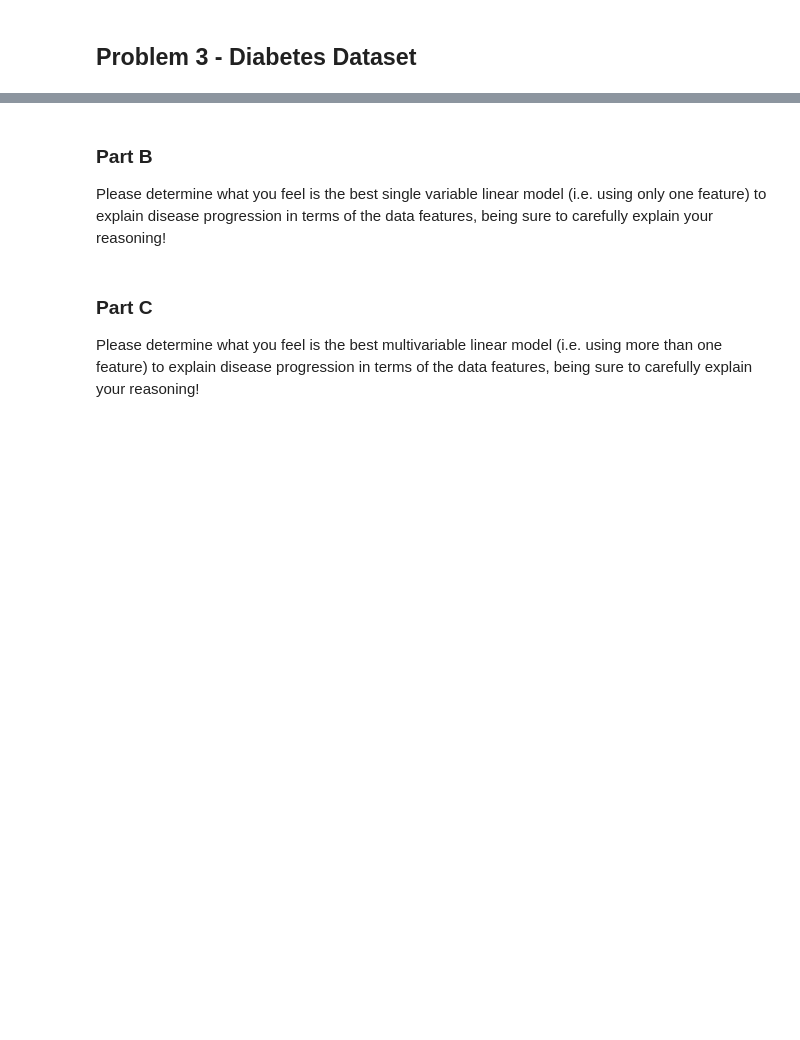
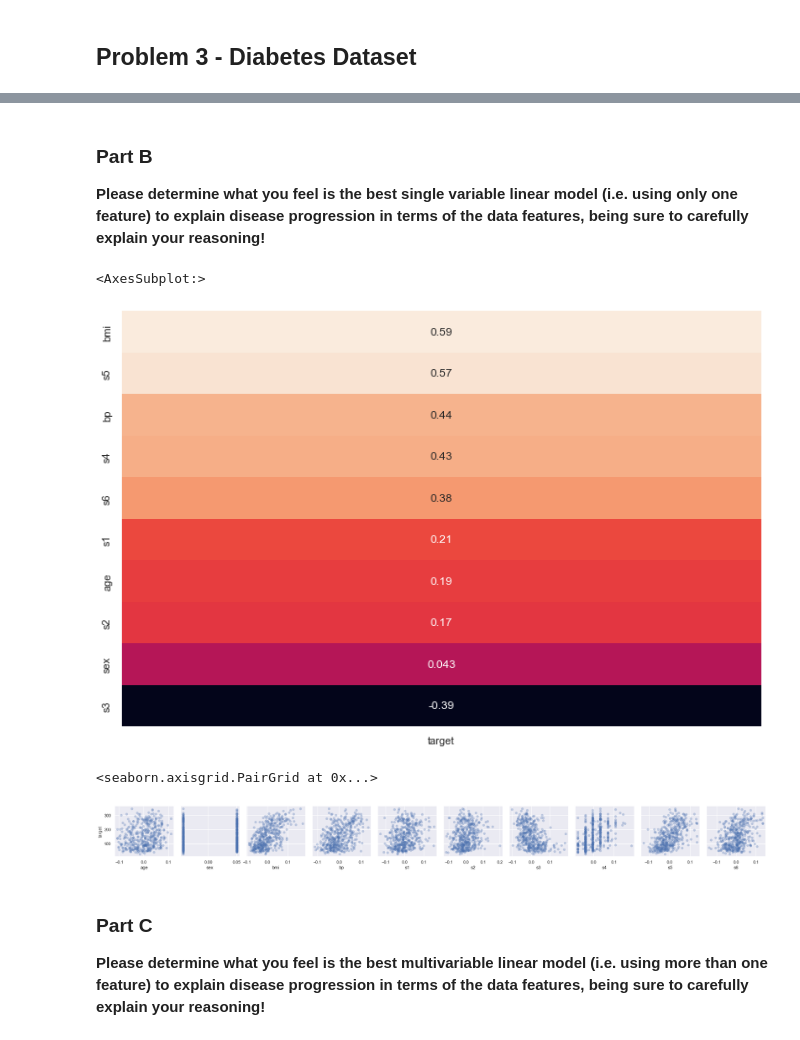
Before and after one commit to pranavavva/sml-310-project-1, a Jupyter notebook: project-1-pa-2022-02-11.ipynb, the cells around one changed output, grey strips where cells are left out. Saved outputs shown, nothing was run; the diff lists cells and outputs as text; code cells hidden in the pictures; blank space fills up the shorter version.

```diff
--- a/project-1-pa-2022-02-11.ipynb
+++ b/project-1-pa-2022-02-11.ipynb
@@ -50,0 +187,8 @@ Please load the scikit-learn diabetes dataset (e.g. with the Python $\texttt{skl
+# %%
+from sklearn.datasets import load_diabetes
+
+diabetes = load_diabetes()
+
+df = pd.DataFrame(diabetes.data, columns=diabetes.feature_names)
+df["target"] = diabetes.target
+df.head()
@@ -51,8 +202,22 @@ Please load the scikit-learn diabetes dataset (e.g. with the Python $\texttt{skl
 # %% [markdown]
 ### Part B
 
-Please determine what you feel is the best single variable linear model (i.e. using only one feature) to explain disease progression in terms of the data features, being sure to carefully explain your reasoning!
+**Please determine what you feel is the best single variable linear model (i.e. using only one feature) to explain disease progression in terms of the data features, being sure to carefully explain your reasoning!**
+# %%
+plt.figure(figsize=(12, 8))
+sns.heatmap(df.corr()[["target"]].sort_values(by="target", ascending=False).drop("target"), annot=True, cbar=False)
+# %% [output]
+<AxesSubplot:>
+[figure, added]
+# %%
+sns.pairplot(df, x_vars=["age", "sex", "bmi", "bp", "s1", "s2", "s3", "s4", "s5", "s6"], y_vars="target", plot_kws={
+  "edgecolor": None,
+  "alpha": 0.3,
+})
+# %% [output]
+<seaborn.axisgrid.PairGrid at 0x...>
+[figure, added]
 # %% [markdown]
 ### Part C
 
-Please determine what you feel is the best multivariable linear model (i.e. using more than one feature) to explain disease progression in terms of the data features, being sure to carefully explain your reasoning!
+**Please determine what you feel is the best multivariable linear model (i.e. using more than one feature) to explain disease progression in terms of the data features, being sure to carefully explain your reasoning!**
```
Also changed, not shown: parts of 20 cells of this notebook.
